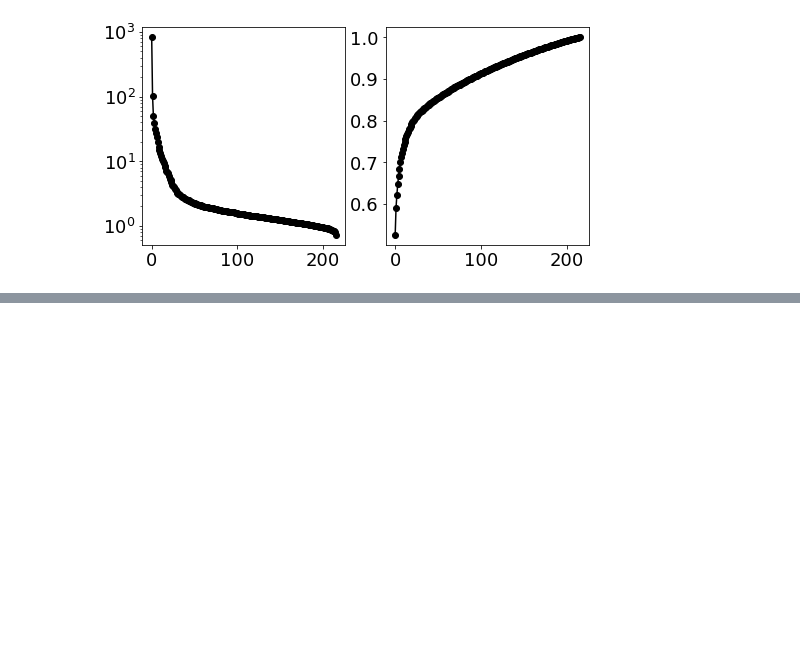
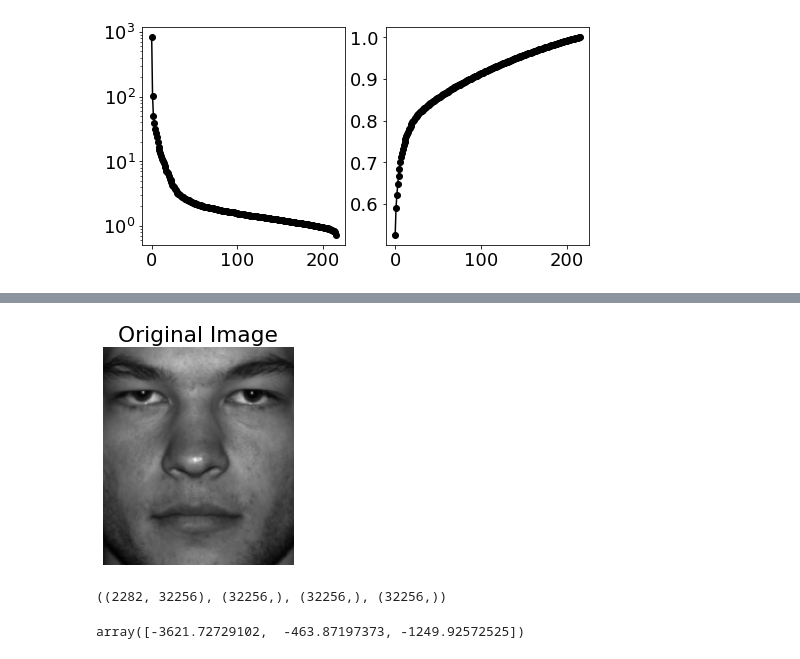
Before and after one commit to jooyongsim/numerical2023, a Jupyter notebook: 빅데수 실습2 SVD.ipynb, the cells around one changed output, grey strips where cells are left out. Drawn from its saved outputs; the diff is of its cells as text; code cells hidden in the pictures; blank space fills up the shorter version.

```diff
--- a/빅데수 실습2 SVD.ipynb
+++ b/빅데수 실습2 SVD.ipynb
@@ -239,0 +316,21 @@ HTTPError: HTTP Error 404: Not Found
+# %%
+## Now show eigenface reconstruction of image that was omitted from test set
+plt.rcParams['figure.figsize'] = [4, 4]
+testFace = faces[:,np.sum(nfaces[:36])] # First face of person 37
+
+plt.imshow(np.reshape(testFace,(m,n)).T)
+plt.set_cmap('gray')
+plt.title('Original Image')
+plt.axis('off')
+plt.show()
+# %% [output]
+[figure, added]
+# %%
+testFaceMS = testFace - avgFace
+VT.shape, testFaceMS.shape, testFace.shape, testFaceMS.shape
+# %% [output]
+((2282, 32256), (32256,), (32256,), (32256,))
+# %%
+testFaceMS @ VT[:3,:].T
+# %% [output]
+array([-3621.72729102,  -463.87197373, -1249.92572525])
```
Also changed, not shown: parts of 13 cells of this notebook, 3 other files.
